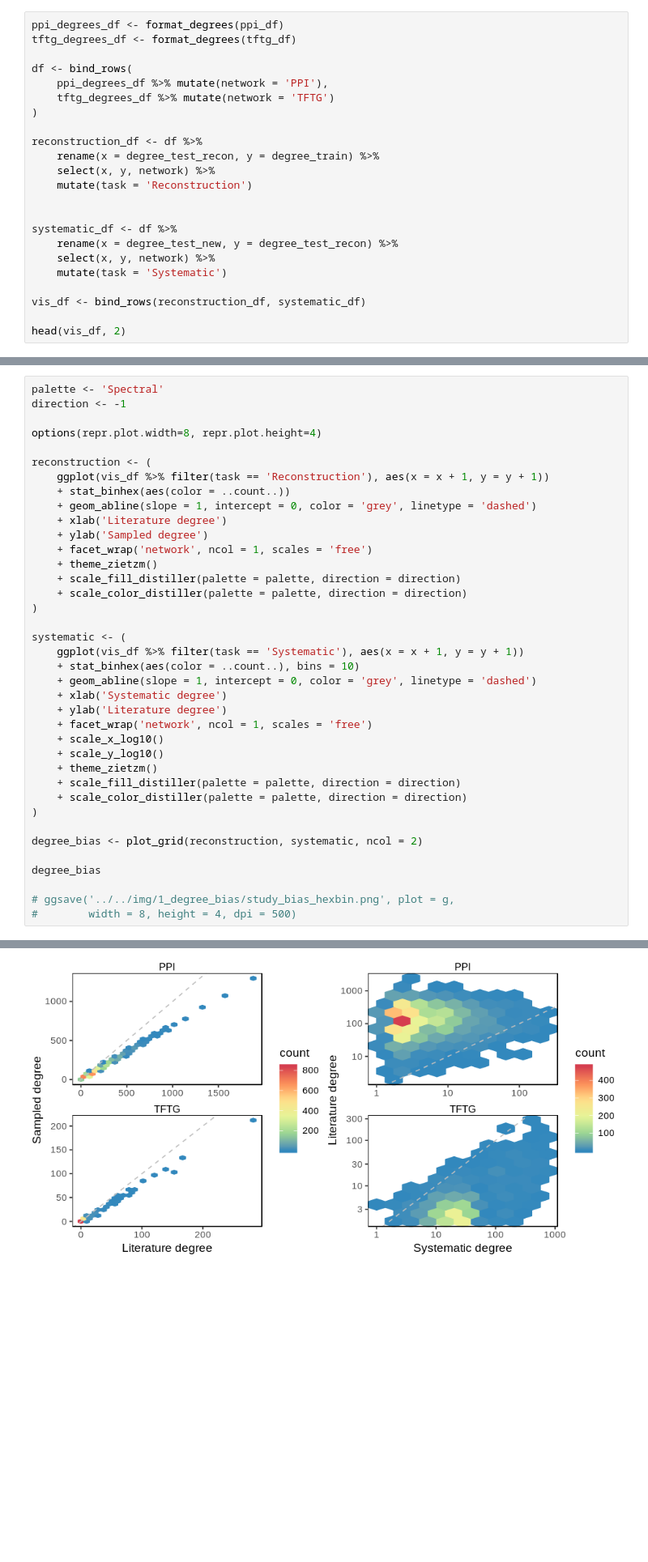
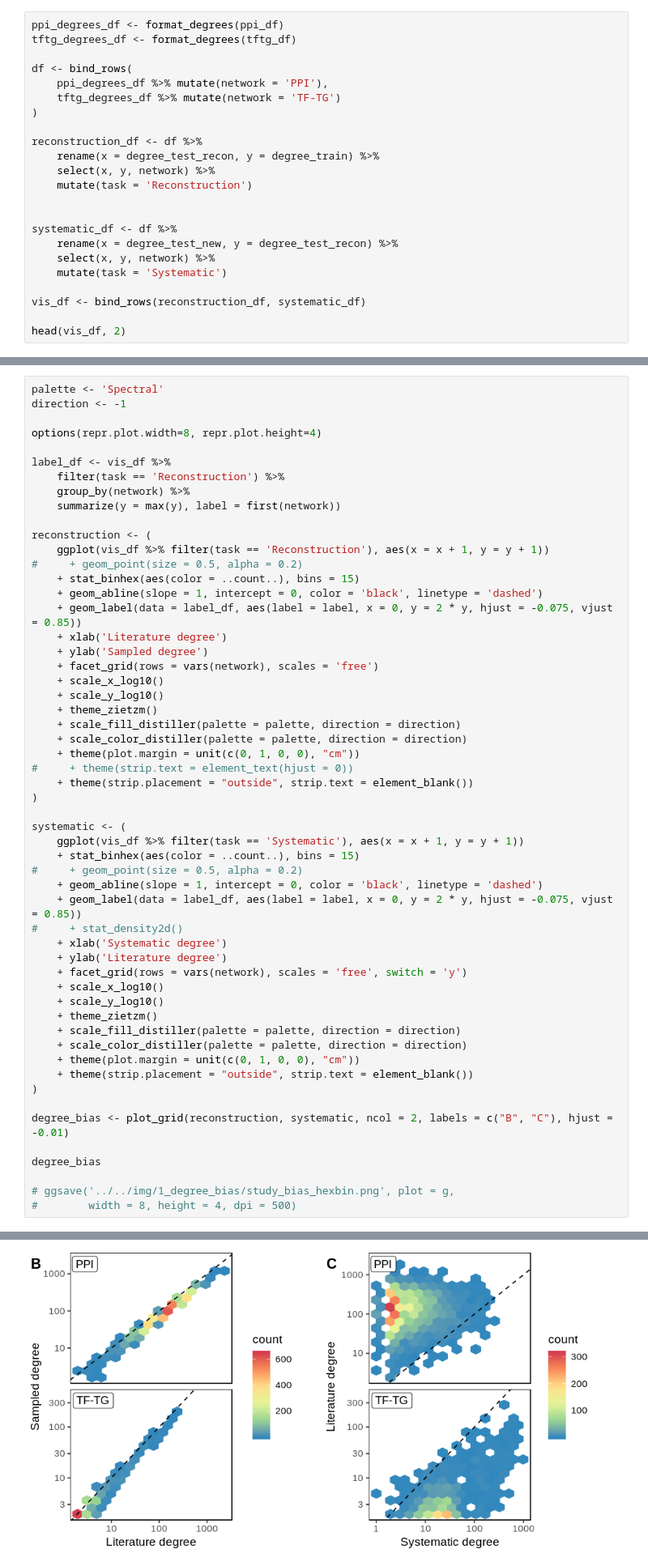
Before and after one commit to greenelab/xswap-analysis, a Jupyter notebook: nb/fig1.degree_dist/degree-dist.ipynb, the cells around one changed output, grey strips where cells are left out. Shown: that part at 81% size. Drawn from its saved outputs; the diff is of its cells as text; blank space fills up the shorter version.

Commit message:
Combined degree distribution figure

```diff
--- a/nb/fig1.degree_dist/degree-dist.ipynb
+++ b/nb/fig1.degree_dist/degree-dist.ipynb
@@ -287,7 +288,7 @@ tftg_degrees_df <- format_degrees(tftg_df)
 
 df <- bind_rows(
     ppi_degrees_df %>% mutate(network = 'PPI'),
-    tftg_degrees_df %>% mutate(network = 'TFTG')
+    tftg_degrees_df %>% mutate(network = 'TF-TG')
 )
 
 reconstruction_df <- df %>%
@@ -341,33 +344,50 @@ direction <- -1
 
 options(repr.plot.width=8, repr.plot.height=4)
 
+label_df <- vis_df %>%
+    filter(task == 'Reconstruction') %>%
+    group_by(network) %>%
+    summarize(y = max(y), label = first(network))
+
 reconstruction <- (
     ggplot(vis_df %>% filter(task == 'Reconstruction'), aes(x = x + 1, y = y + 1))
-    + stat_binhex(aes(color = ..count..))
-    + geom_abline(slope = 1, intercept = 0, color = 'grey', linetype = 'dashed')
+#     + geom_point(size = 0.5, alpha = 0.2)
+    + stat_binhex(aes(color = ..count..), bins = 15)
+    + geom_abline(slope = 1, intercept = 0, color = 'black', linetype = 'dashed')
+    + geom_label(data = label_df, aes(label = label, x = 0, y = 2 * y, hjust = -0.075, vjust = 0.85))
     + xlab('Literature degree')
     + ylab('Sampled degree')
-    + facet_wrap('network', ncol = 1, scales = 'free')
-    + theme_zietzm()
-    + scale_fill_distiller(palette = palette, direction = direction)
-    + scale_color_distiller(palette = palette, direction = direction)
-)
-
-systematic <- (
-    ggplot(vis_df %>% filter(task == 'Systematic'), aes(x = x + 1, y = y + 1))
-    + stat_binhex(aes(color = ..count..), bins = 10)
-    + geom_abline(slope = 1, intercept = 0, color = 'grey', linetype = 'dashed')
-    + xlab('Systematic degree')
-    + ylab('Literature degree')
-    + facet_wrap('network', ncol = 1, scales = 'free')
+    + facet_grid(rows = vars(network), scales = 'free')
     + scale_x_log10()
     + scale_y_log10()
     + theme_zietzm()
     + scale_fill_distiller(palette = palette, direction = direction)
     + scale_color_distiller(palette = palette, direction = direction)
+    + theme(plot.margin = unit(c(0, 1, 0, 0), "cm"))
+#     + theme(strip.text = element_text(hjust = 0))
+    + theme(strip.placement = "outside", strip.text = element_blank())
 )
 
-degree_bias <- plot_grid(reconstruction, systematic, ncol = 2)
+systematic <- (
+    ggplot(vis_df %>% filter(task == 'Systematic'), aes(x = x + 1, y = y + 1))
+    + stat_binhex(aes(color = ..count..), bins = 15)
+#     + geom_point(size = 0.5, alpha = 0.2)
+    + geom_abline(slope = 1, intercept = 0, color = 'black', linetype = 'dashed')
+    + geom_label(data = label_df, aes(label = label, x = 0, y = 2 * y, hjust = -0.075, vjust = 0.85))
+#     + stat_density2d()
+    + xlab('Systematic degree')
+    + ylab('Literature degree')
+    + facet_grid(rows = vars(network), scales = 'free', switch = 'y')
+    + scale_x_log10()
+    + scale_y_log10()
+    + theme_zietzm()
+    + scale_fill_distiller(palette = palette, direction = direction)
+    + scale_color_distiller(palette = palette, direction = direction)
+    + theme(plot.margin = unit(c(0, 1, 0, 0), "cm"))
+    + theme(strip.placement = "outside", strip.text = element_blank())
+)
+
+degree_bias <- plot_grid(reconstruction, systematic, ncol = 2, labels = c("B", "C"), hjust = -0.01)
 
 degree_bias
 
@@ -377 +400 @@ degree_bias
-[figure, old version]
+[figure, new version]
```
Also changed, not shown: parts of 6 cells of this notebook.
